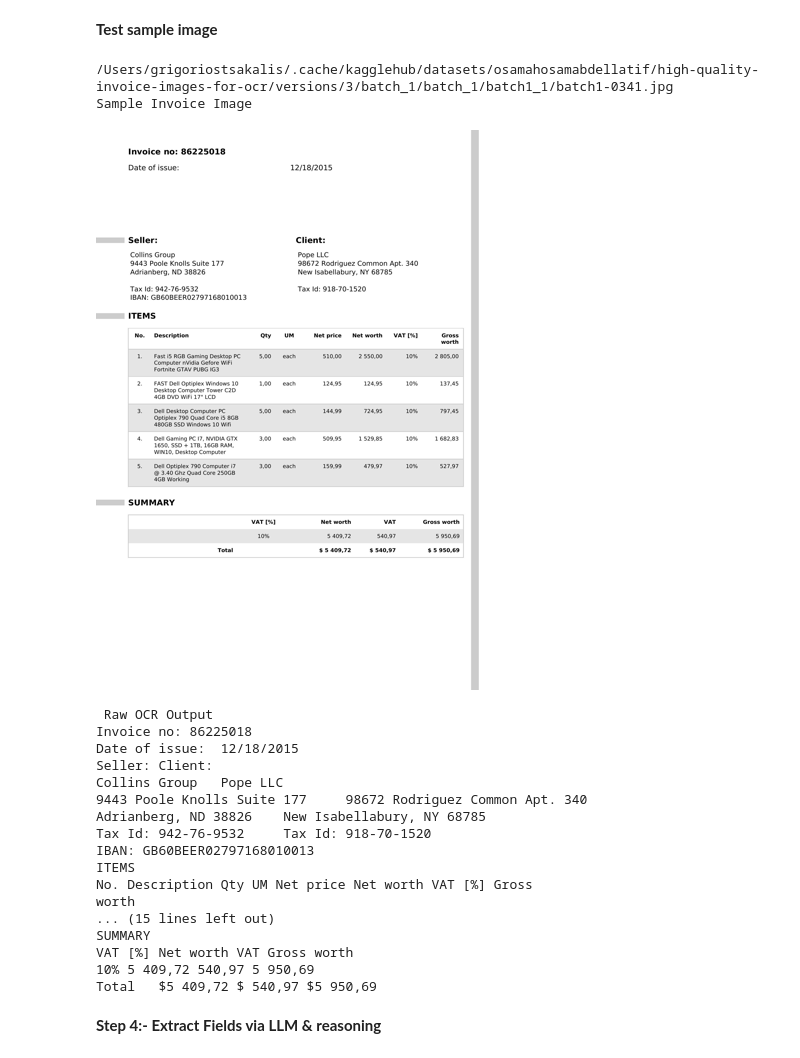
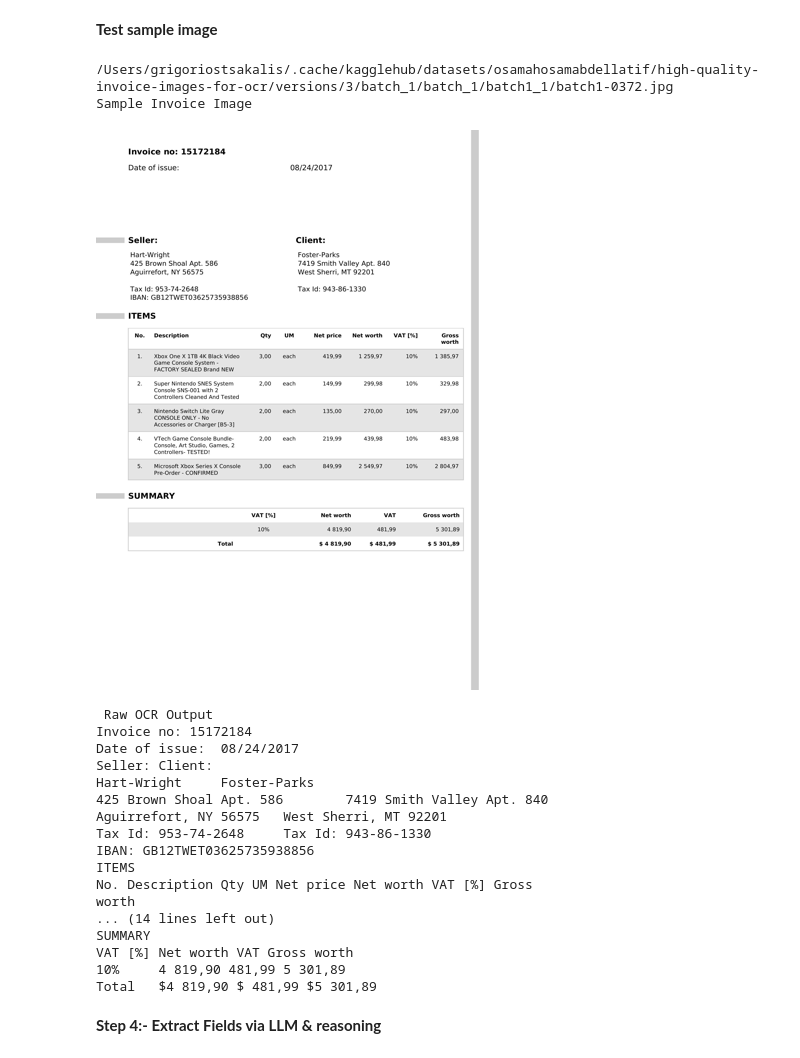
Before and after one commit to UpLong23/makeathon-2026-WHOAMI-inform, a Jupyter notebook: ocr/Process_cv2_Tesseract.ipynb, the cells around one changed output. Saved outputs shown, nothing was run; the diff lists cells and outputs as text; code cells hidden in the pictures.

```diff
--- a/ocr/Process_cv2_Tesseract.ipynb
+++ b/ocr/Process_cv2_Tesseract.ipynb
@@ -217,7 +211,7 @@ def extract_text(img):
 
             if prev_right == 0:
                 line += text
-            elif gap > midpoint * 0.3:
+            elif gap > midpoint * 0.2:
                 line += "\t" + text
             elif gap > 15:
                 line += " " + text
@@ -234,35 +228,36 @@ def extract_text(img):
 # %% [markdown]
 **Test sample image**
 # %%
-sample_img_path = dataset[10]["img_path"]
+# sample_img_path = dataset[10]["img_path"]
+sample_img_path = "/Users/grigoriostsakalis/.cache/kagglehub/datasets/osamahosamabdellatif/high-quality-invoice-images-for-ocr/versions/3/batch_1/batch_1/batch1_1/batch1-0372.jpg"
 print(sample_img_path)
 sample_img      = preprocess(sample_img_path)
 sample_text , sample_dict    = extract_text(sample_img)
 print("Sample Invoice Image")
 display(Image.open(sample_img_path).resize((400, 560)))
 print("\n Raw OCR Output")
 print(sample_text)
 # %% [output]
-/Users/grigoriostsakalis/.cache/kagglehub/datasets/osamahosamabdellatif/high-quality-invoice-images-for-ocr/versions/3/batch_1/batch_1/batch1_1/batch1-0341.jpg
+/Users/grigoriostsakalis/.cache/kagglehub/datasets/osamahosamabdellatif/high-quality-invoice-images-for-ocr/versions/3/batch_1/batch_1/batch1_1/batch1-0372.jpg
 Sample Invoice Image
-[figure, old version]
+[figure, new version]
  Raw OCR Output
-Invoice no: 86225018
-Date of issue:  12/18/2015
+Invoice no: 15172184
+Date of issue:  08/24/2017
 Seller: Client:
-Collins Group   Pope LLC
-9443 Poole Knolls Suite 177     98672 Rodriguez Common Apt. 340
-Adrianberg, ND 38826    New Isabellabury, NY 68785
-Tax Id: 942-76-9532     Tax Id: 918-70-1520
-IBAN: GB60BEER02797168010013
+Hart-Wright     Foster-Parks
+425 Brown Shoal Apt. 586        7419 Smith Valley Apt. 840
+Aguirrefort, NY 56575   West Sherri, MT 92201
+Tax Id: 953-74-2648     Tax Id: 943-86-1330
+IBAN: GB12TWET03625735938856
 ITEMS
 No. Description Qty UM Net price Net worth VAT [%] Gross
 worth
-... (15 lines left out)
+... (14 lines left out)
 SUMMARY
 VAT [%] Net worth VAT Gross worth
-10% 5 409,72 540,97 5 950,69
-Total   $5 409,72 $ 540,97 $5 950,69
+10%     4 819,90 481,99 5 301,89
+Total   $4 819,90 $ 481,99 $5 301,89
 # %% [markdown]
 **Step 4:- Extract Fields via LLM & reasoning**
 # %%
```
Also changed, not shown: parts of 7 cells of this notebook.
